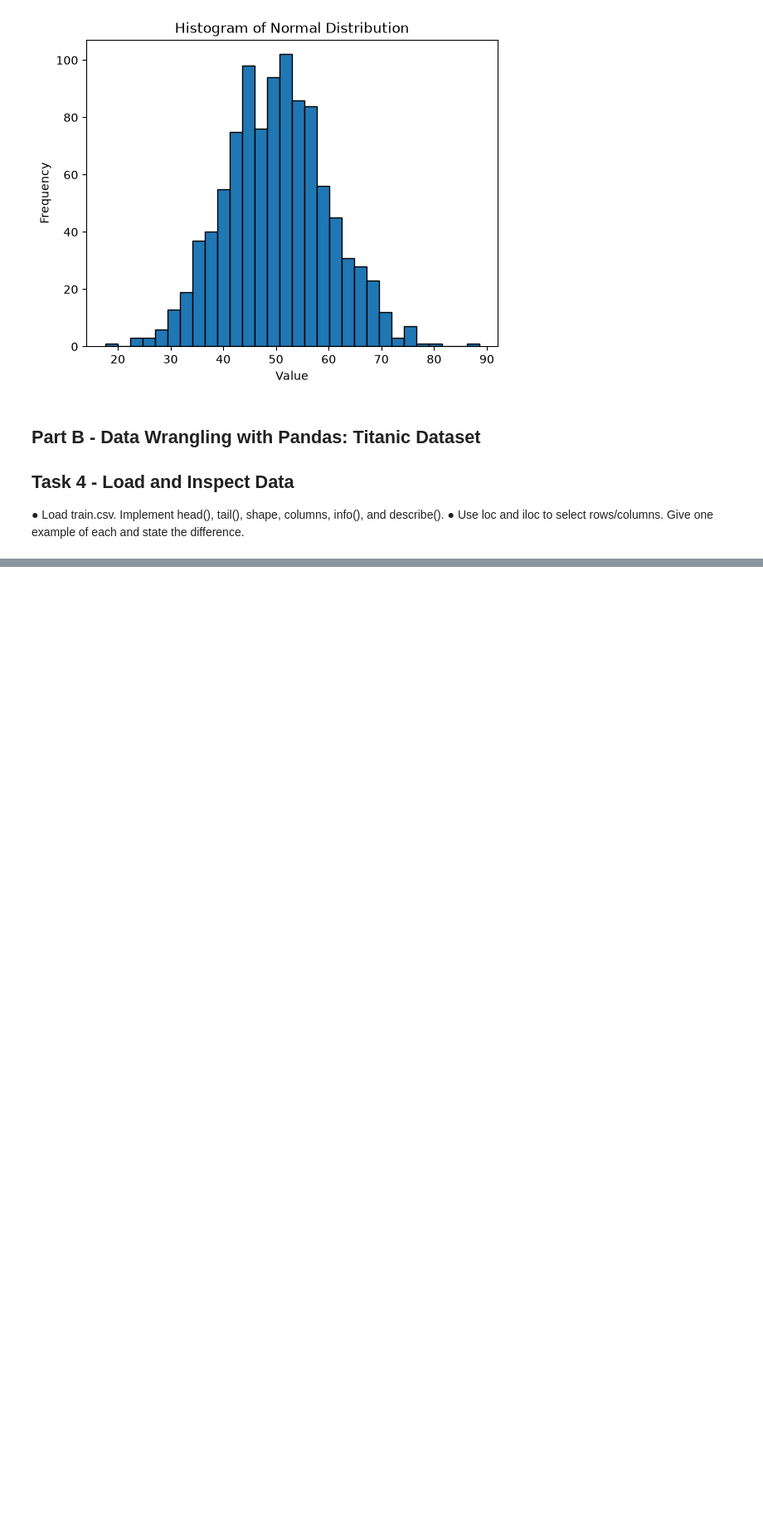
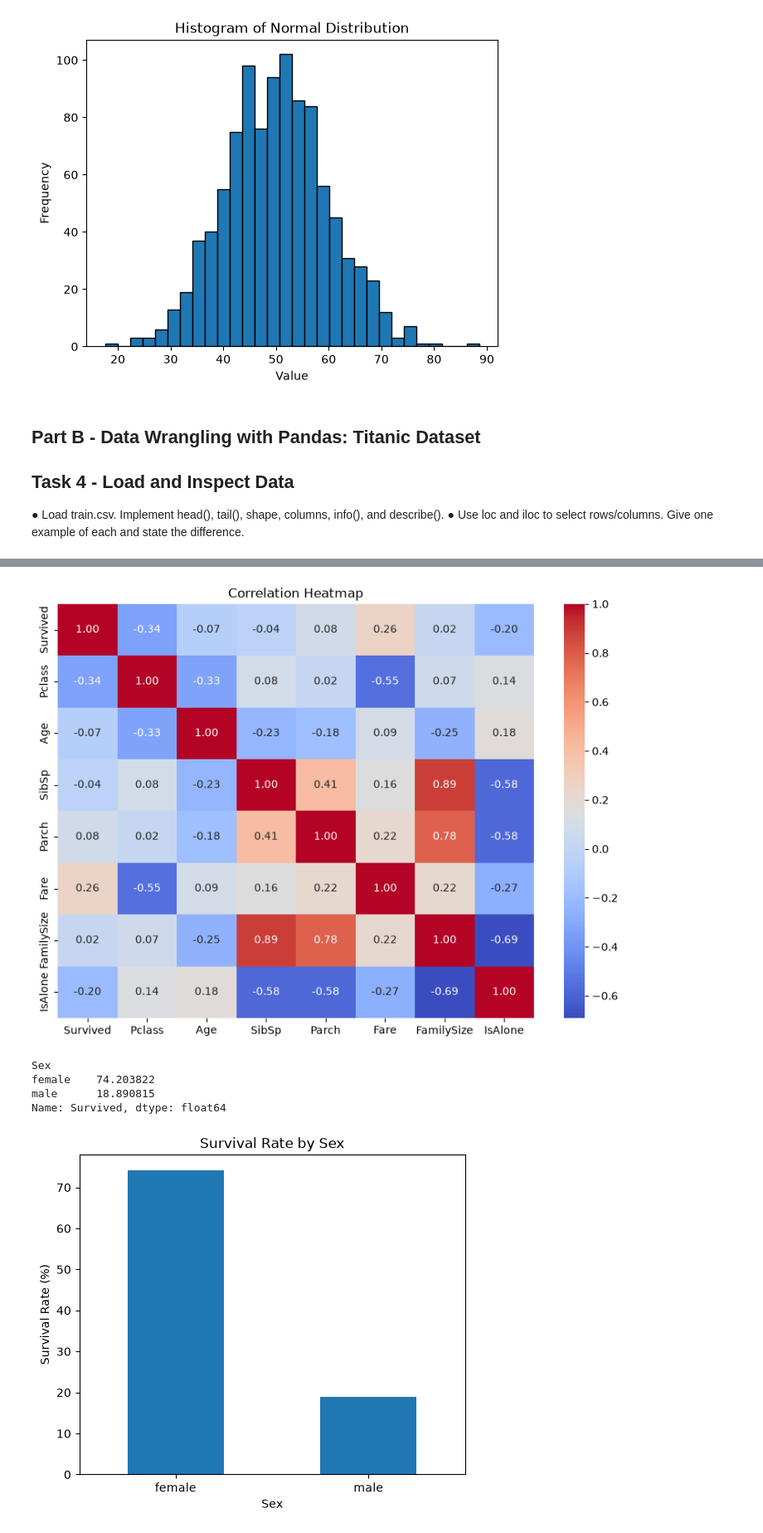
Before and after one commit to IreneStephen-DS/202618024_IreneStephen_DS605, a Jupyter notebook: 202618024_Lab_2/202618024_Assignment2.ipynb, the cells around one changed output, grey strips where cells are left out. Shown at 83% size. Cells and saved outputs as stored; diff of their text form; code cells hidden in the pictures; blank space fills up the shorter version.

```diff
--- a/202618024_Lab_2/202618024_Assignment2.ipynb
+++ b/202618024_Lab_2/202618024_Assignment2.ipynb
@@ -233,0 +522,62 @@ Sample standard deviation: 9.792159381796756
+# %%
+import seaborn as sns
+numeric_cols = [
+    "Survived",
+    "Pclass",
+    "Age",
+    "SibSp",
+    "Parch",
+    "Fare",
+    "FamilySize",
+    "IsAlone"
+]
+
+correlation = df[numeric_cols].corr()
+
+plt.figure(figsize=(10, 7))
+
+sns.heatmap(
+    correlation,
+    annot=True,
+    cmap="coolwarm",
+    fmt=".2f"
+)
+
+plt.title("Correlation Heatmap")
+plt.show()
+survival_sex = df.groupby("Sex")["Survived"].mean() * 100
+
+print(survival_sex)
+
+survival_sex.plot(
+    kind="bar",
+    figsize=(6, 5)
+)
+
+plt.title("Survival Rate by Sex")
+plt.xlabel("Sex")
+plt.ylabel("Survival Rate (%)")
+plt.xticks(rotation=0)
+
+plt.show()
+plt.figure(figsize=(8, 6))
+
+sns.scatterplot(
+    data=df,
+    x="Age",
+    y="Fare",
+    hue="Survived"
+)
+
+plt.title("Age vs Fare by Survival")
+plt.xlabel("Age")
+plt.ylabel("Fare")
+
+plt.show()
+# %% [output]
+[figure, added]
+Sex
+female    74.203822
+male      18.890815
+Name: Survived, dtype: float64
+[figure, added]
```
Also changed, not shown: parts of 11 cells of this notebook, 1 other file.
